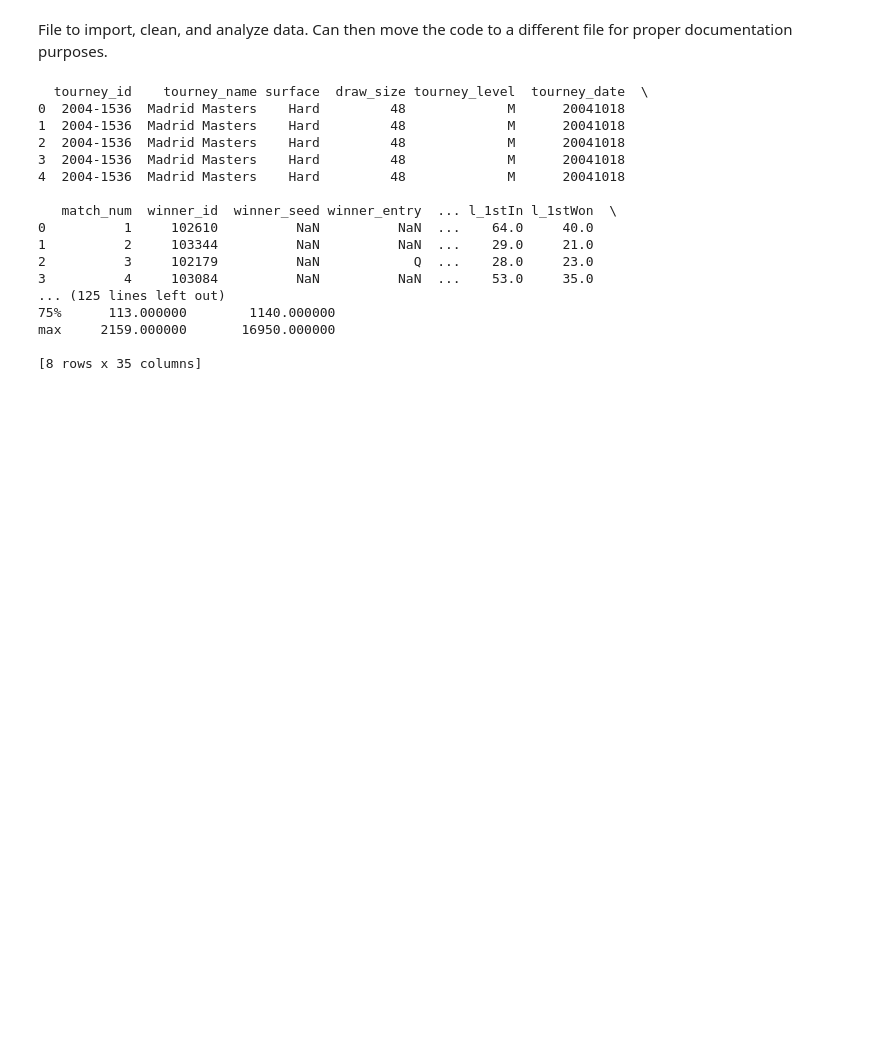
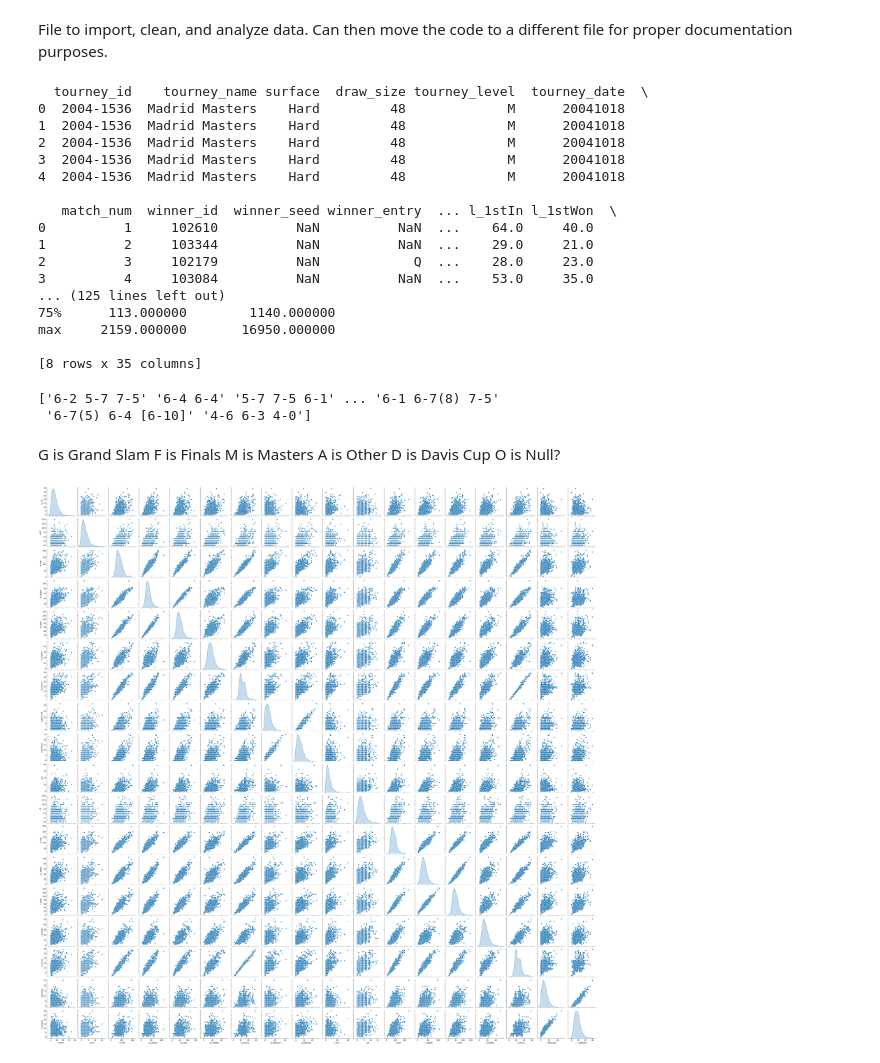
Before and after one commit to CieranW/SIE433-FinalProject, a Jupyter notebook: Code/notebook.ipynb, the cells around one changed output. Cells and saved outputs as stored; diff of their text form; code cells hidden in the pictures; blank space fills up the shorter version.

```diff
--- a/Code/notebook.ipynb
+++ b/Code/notebook.ipynb
@@ -53,3 +53,15 @@ print(matches_df.describe())
 max     2159.000000       16950.000000
 
 [8 rows x 35 columns]
+# %%
+print(matches_df["score"].unique())
+# %% [output]
+['6-2 5-7 7-5' '6-4 6-4' '5-7 7-5 6-1' ... '6-1 6-7(8) 7-5'
+ '6-7(5) 6-4 [6-10]' '4-6 6-3 4-0']
+# %% [markdown]
+G is Grand Slam
+F is Finals
+M is Masters
+A is Other
+D is Davis Cup
+O is Null?
@@ -55,0 +126,45 @@ max     2159.000000       16950.000000
+# %%
+metrics_df = matches_df[
+    [
+        "w_ace",
+        "w_df",
+        "w_svpt",
+        "w_1stWon",
+        "w_1stIn",
+        "w_2ndWon",
+        "w_SvGms",
+        "w_bpSaved",
+        "w_bpFaced",
+        "l_ace",
+        "l_df",
+        "l_svpt",
+        "l_1stWon",
+        "l_1stIn",
+        "l_2ndWon",
+        "l_SvGms",
+        "l_bpSaved",
+        "l_bpFaced",
+    ]
+].copy()
+
+general_df = matches_df[
+    [
+        "surface",
+        "tourney_level",
+        "round",
+        "draw_size",
+        "match_num",
+        "winner_seed",
+        "loser_seed",
+    ]
+].copy()
+# %%
+# Choose randomly 1000 rows from the dataframe
+metrics_df = metrics_df.sample(n=1000, random_state=1)
+
+# Pairplot of the metrics data
+sns.pairplot(metrics_df, diag_kind="kde")
+plt.savefig("pairplot_metrics.png")
+plt.show()
+# %% [output]
+[figure, added]
```
Also changed, not shown: parts of 4 cells of this notebook.
